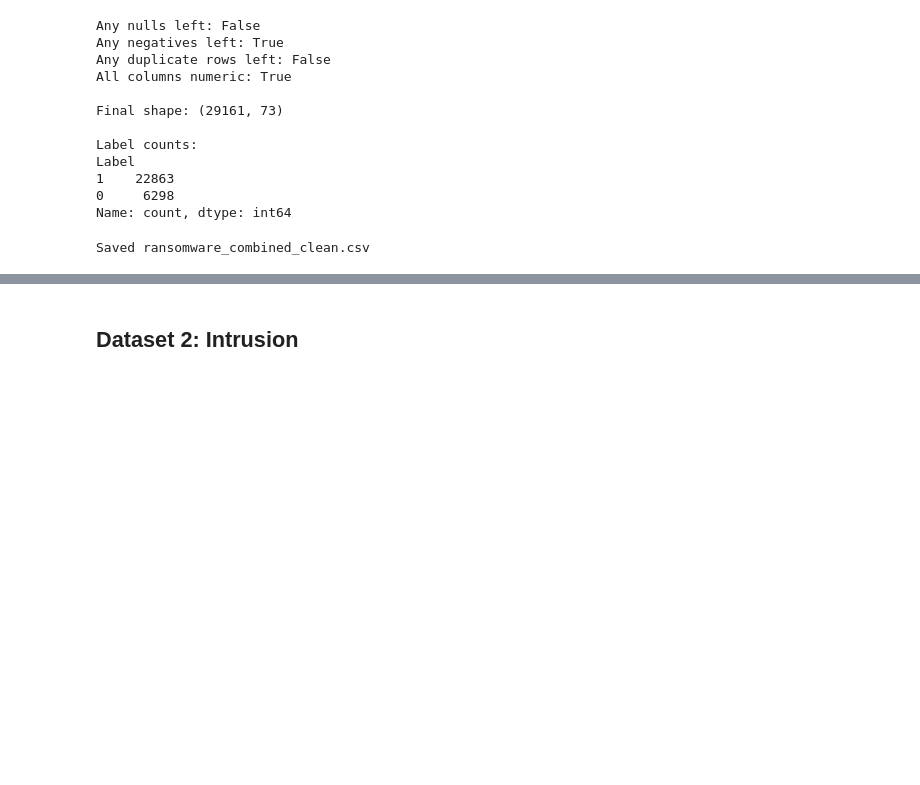
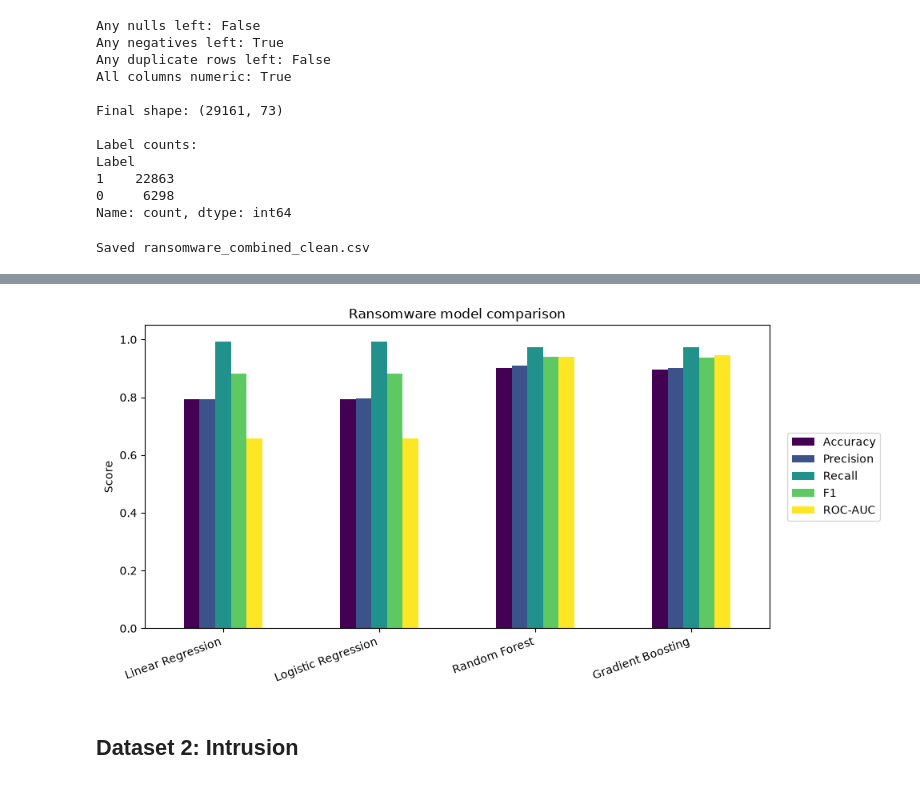
Before and after one commit to stefanie-the-engineer/bu-dx699-homework-11-smkenyon, a Jupyter notebook: OMDS-ModB2-Week11-Kenyon-Stefanie.ipynb, the cells around one changed output, grey strips where cells are left out. Drawn from its saved outputs; the diff is of its cells as text; code cells hidden in the pictures; blank space fills up the shorter version.

```diff
--- a/OMDS-ModB2-Week11-Kenyon-Stefanie.ipynb
+++ b/OMDS-ModB2-Week11-Kenyon-Stefanie.ipynb
@@ -307 +321,23 @@ Mean CV accuracy: 0.8928 (+/- 0.0015)
+# %%
+# Evaluation function
+results = {}
+
+def evaluate(name, y_true, y_pred, y_score):
+    mse = mean_squared_error(y_true, y_score)
+    res = {
+        "Accuracy": accuracy_score(y_true, y_pred),
+        "Precision": precision_score(y_true, y_pred, zero_division=0),
+        "Recall": recall_score(y_true, y_pred, zero_division=0),
+        "F1": f1_score(y_true, y_pred, zero_division=0),
+        "ROC-AUC": roc_auc_score(y_true, y_score),
+        "MSE": mse,
+        "RMSE": mse ** 0.5,
+        "MAE": mean_absolute_error(y_true, y_score),
+        "R2": r2_score(y_true, y_score),
+        "Explained Var.": explained_variance_score(y_true, y_score),
+    }
+    results[name] = res
+    for k, v in res.items():
+        print(f"{k:>10}: {v:.4f}")
+    return res
 # %% [markdown]
@@ -427,0 +591,6 @@ plt.show()
+# %%
+# Model comparison data
+comparison_df = pd.DataFrame(results).T
+comparison_df = comparison_df[["Accuracy", "Precision", "Recall", "F1", "ROC-AUC"]]
+comparison_df = comparison_df.round(4)
+comparison_df.sort_values("F1", ascending=False)
@@ -428,3 +603,16 @@ plt.show()
+# %%
+# Model comparison graph
+fig, ax = plt.subplots(figsize=(10, 5))
+comparison_df.plot(kind='bar', ax=ax, colormap='viridis')
+ax.set_title("Ransomware model comparison")
+ax.set_ylabel('Score')
+ax.set_ylim(0, 1.05)
+ax.legend(loc='center left', bbox_to_anchor=(1.02, 0.5))
+plt.xticks(rotation=20, ha='right')
+plt.tight_layout()
+plt.show()
+# %% [output]
+[figure, added]
 # %% [markdown]
 ## Dataset 2: Intrusion
 # %% [markdown]
```
Also changed, not shown: parts of 145 cells of this notebook.
